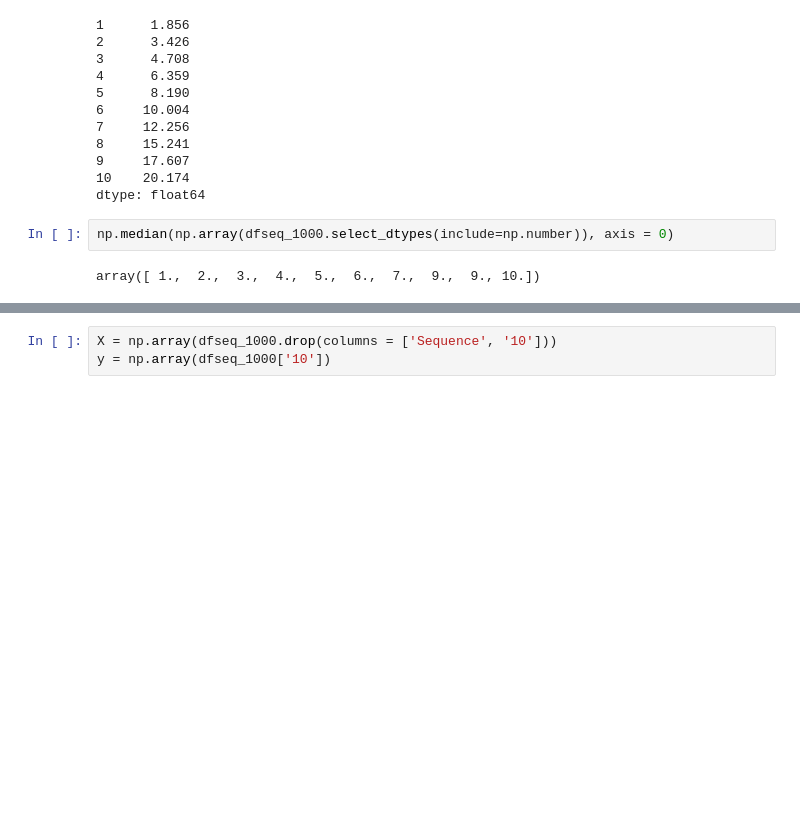
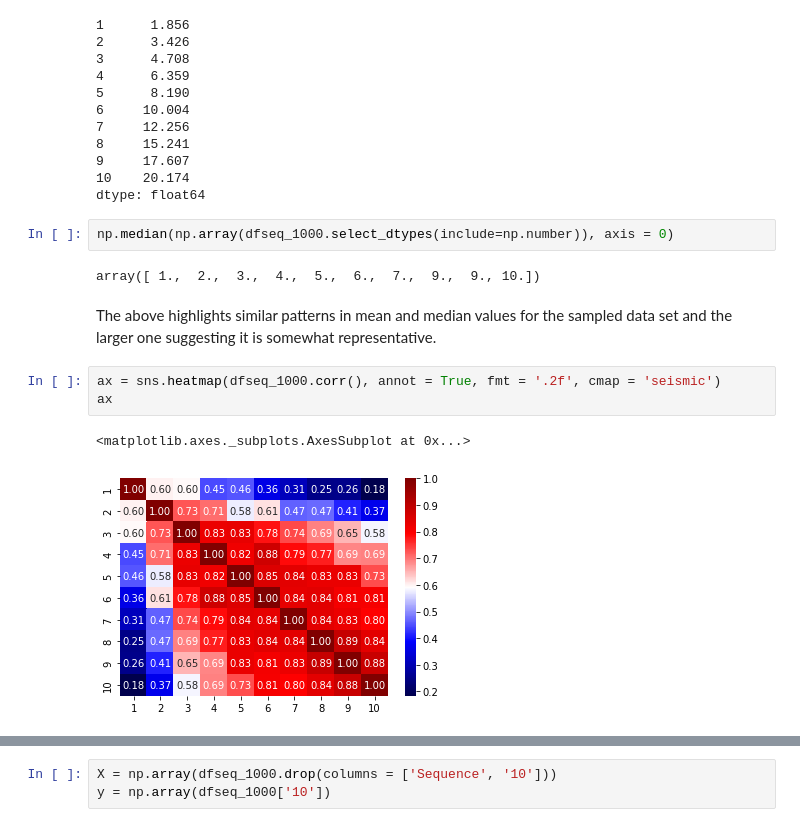
Before and after one commit to HeTalksInMaths/DeepMLProj-OEIS, a Jupyter notebook: Deep_Learning_Project_OEIS.ipynb, the cells around one changed output, grey strips where cells are left out. Cells and saved outputs as stored; diff of their text form; blank space fills up the shorter version.

```diff
--- a/Deep_Learning_Project_OEIS.ipynb
+++ b/Deep_Learning_Project_OEIS.ipynb
@@ -187,3 +200,12 @@ dtype: float64
 np.median(np.array(dfseq_1000.select_dtypes(include=np.number)), axis = 0)
 # %% [output]
 array([ 1.,  2.,  3.,  4.,  5.,  6.,  7.,  9.,  9., 10.])
+# %% [markdown]
+
+The above highlights similar patterns in mean and median values for the sampled data set and the larger one suggesting it is somewhat representative.
+# %%
+ax = sns.heatmap(dfseq_1000.corr(), annot = True, fmt = '.2f', cmap = 'seismic')
+ax
+# %% [output]
+<matplotlib.axes._subplots.AxesSubplot at 0x...>
+[figure, added]
```
Also changed, not shown: parts of 62 cells of this notebook.
